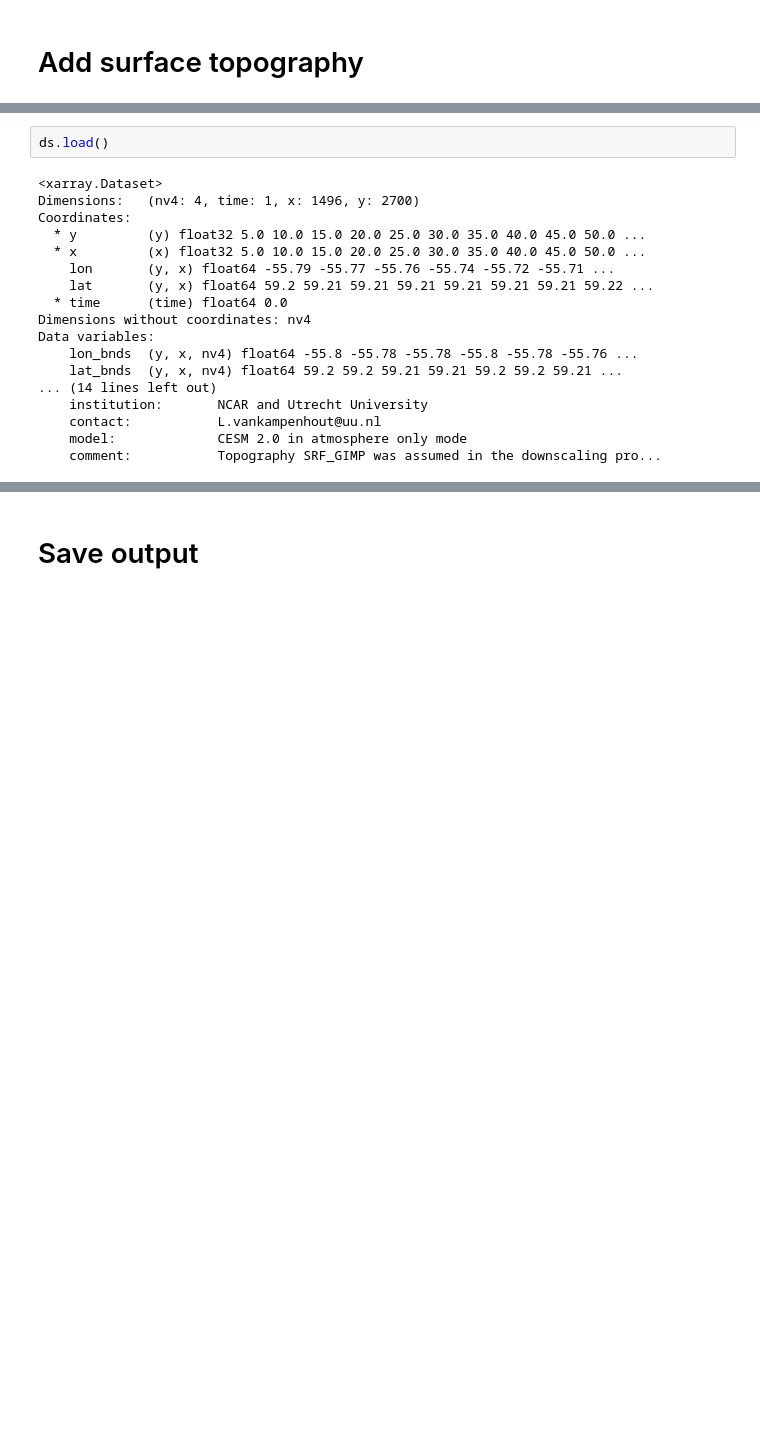
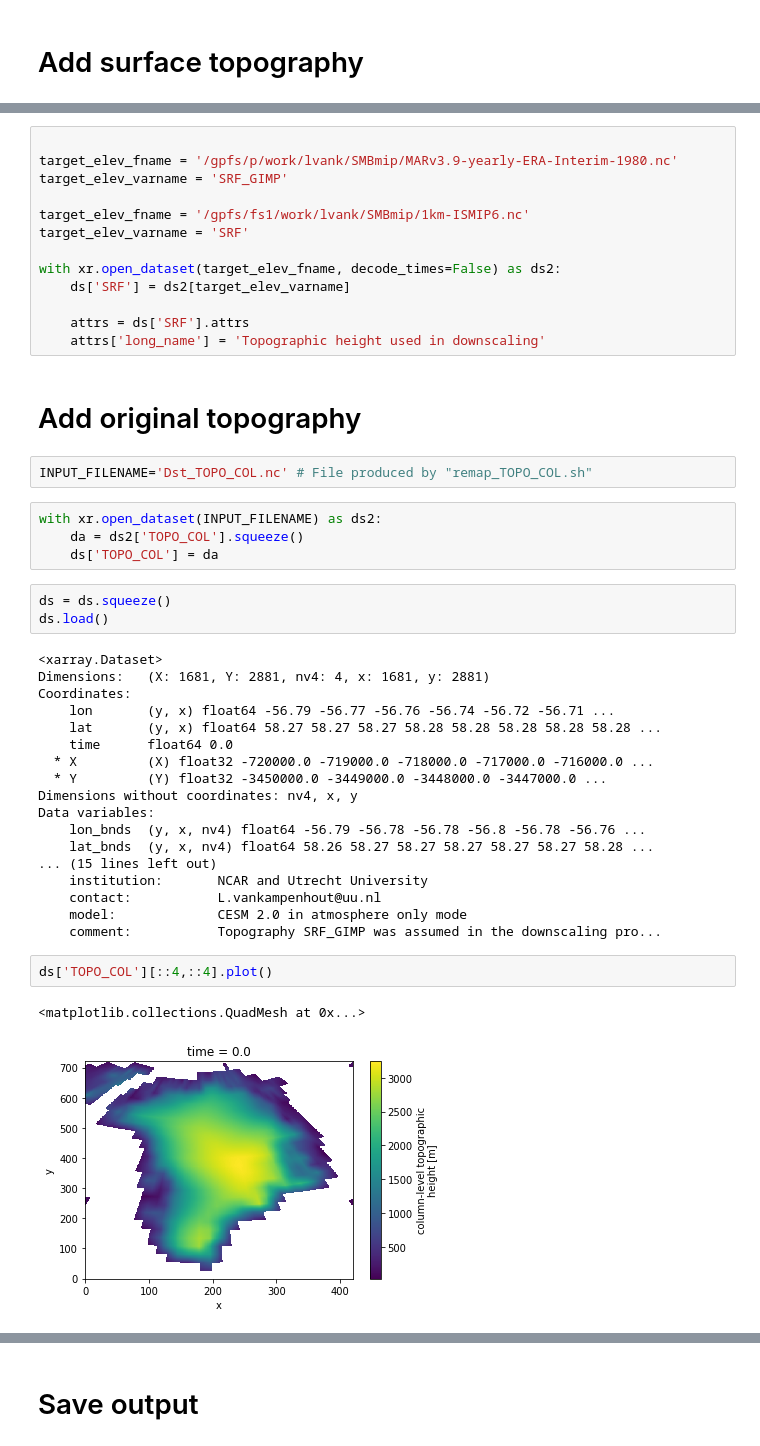
Before and after one commit to lvankampenhout/CESM_SMBmip2018, a Jupyter notebook: step_7/Metadata.ipynb, the cells around one changed output, grey strips where cells are left out. Cells and saved outputs as stored; diff of their text form; blank space fills up the shorter version.

Commit message:
grid change (ISMIP6 1 km now)

```diff
--- a/step_7/Metadata.ipynb
+++ b/step_7/Metadata.ipynb
@@ -74,20 +70,47 @@ ds['SRF_GIMP'] = ds2['SRF_GIMP']
+# %%
+
+target_elev_fname = '/gpfs/p/work/lvank/SMBmip/MARv3.9-yearly-ERA-Interim-1980.nc'
+target_elev_varname = 'SRF_GIMP'
+
+target_elev_fname = '/gpfs/fs1/work/lvank/SMBmip/1km-ISMIP6.nc'
+target_elev_varname = 'SRF'
+
+with xr.open_dataset(target_elev_fname, decode_times=False) as ds2:
+    ds['SRF'] = ds2[target_elev_varname]
+
+    attrs = ds['SRF'].attrs
+    attrs['long_name'] = 'Topographic height used in downscaling'
+# %% [markdown]
+# Add original topography
+# %%
+INPUT_FILENAME='Dst_TOPO_COL.nc' # File produced by "remap_TOPO_COL.sh"
+# %%
+with xr.open_dataset(INPUT_FILENAME) as ds2:
+    da = ds2['TOPO_COL'].squeeze()
+    ds['TOPO_COL'] = da
 # %%
+ds = ds.squeeze()
 ds.load()
 # %% [output]
 <xarray.Dataset>
-Dimensions:   (nv4: 4, time: 1, x: 1496, y: 2700)
+Dimensions:   (X: 1681, Y: 2881, nv4: 4, x: 1681, y: 2881)
 Coordinates:
-  * y         (y) float32 5.0 10.0 15.0 20.0 25.0 30.0 35.0 40.0 45.0 50.0 ...
-  * x         (x) float32 5.0 10.0 15.0 20.0 25.0 30.0 35.0 40.0 45.0 50.0 ...
-    lon       (y, x) float64 -55.79 -55.77 -55.76 -55.74 -55.72 -55.71 ...
-    lat       (y, x) float64 59.2 59.21 59.21 59.21 59.21 59.21 59.21 59.22 ...
-  * time      (time) float64 0.0
-Dimensions without coordinates: nv4
+    lon       (y, x) float64 -56.79 -56.77 -56.76 -56.74 -56.72 -56.71 ...
+    lat       (y, x) float64 58.27 58.27 58.27 58.28 58.28 58.28 58.28 58.28 ...
+    time      float64 0.0
+  * X         (X) float32 -720000.0 -719000.0 -718000.0 -717000.0 -716000.0 ...
+  * Y         (Y) float32 -3450000.0 -3449000.0 -3448000.0 -3447000.0 ...
+Dimensions without coordinates: nv4, x, y
 Data variables:
-    lon_bnds  (y, x, nv4) float64 -55.8 -55.78 -55.78 -55.8 -55.78 -55.76 ...
-    lat_bnds  (y, x, nv4) float64 59.2 59.2 59.21 59.21 59.2 59.2 59.21 ...
-... (14 lines left out)
+    lon_bnds  (y, x, nv4) float64 -56.79 -56.78 -56.78 -56.8 -56.78 -56.76 ...
+    lat_bnds  (y, x, nv4) float64 58.26 58.27 58.27 58.27 58.27 58.27 58.28 ...
+... (15 lines left out)
     institution:       NCAR and Utrecht University
     contact:           L.vankampenhout@uu.nl
     model:             CESM 2.0 in atmosphere only mode
     comment:           Topography SRF_GIMP was assumed in the downscaling pro...
+# %%
+ds['TOPO_COL'][::4,::4].plot()
+# %% [output]
+<matplotlib.collections.QuadMesh at 0x...>
+[figure, added]
```
Also changed, not shown: parts of 8 cells of this notebook, 6 other files.
